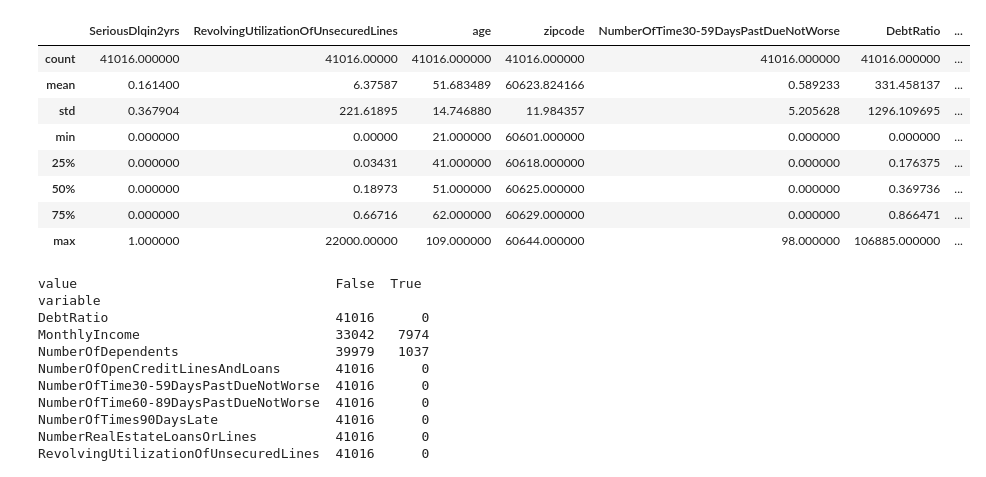
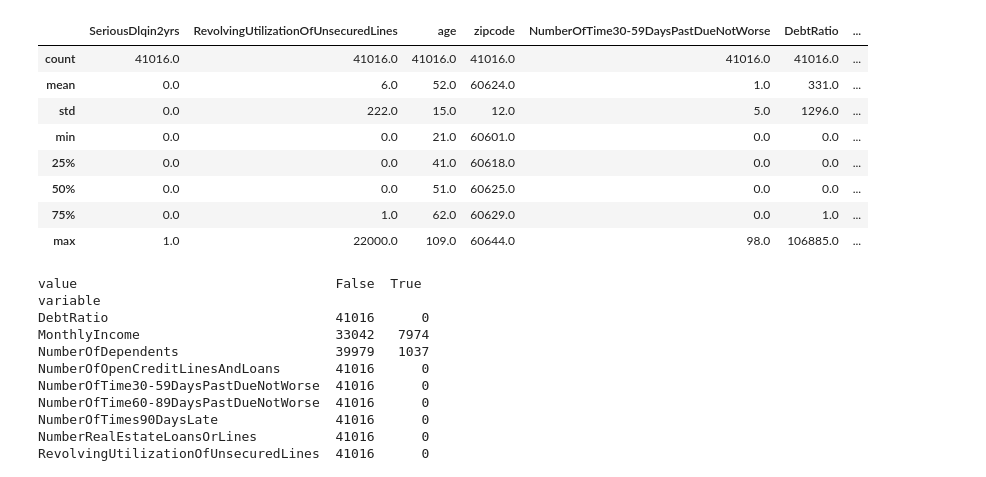
Before and after one commit to lorenh516/financial_distress, a Jupyter notebook: finan_distress.ipynb, the cells around one changed output. Saved outputs shown, nothing was run; the diff lists cells and outputs as text; code cells hidden in the pictures.

Commit message:
explore data

```diff
--- a/finan_distress.ipynb
+++ b/finan_distress.ipynb
@@ -11,15 +13,15 @@ sns.set(style="ticks", color_codes=True)
 %matplotlib inline
 # %%
 # read in data
-def get_data(filename, headers = False, ind = None):
-    if headers and ind:
-        data_df = pd.read_csv(filename, header = 0, index_col = ind)
-    elif headers and not ind:
+def get_data(filename, headers = False, set_ind = False):
+    if headers and isinstance(set_ind, int):
+        data_df = pd.read_csv(filename, header = 0, index_col = set_ind)
+    elif headers and not set_ind:
         data_df = pd.read_csv(filename, header = 0)
     else:
-         data_df = pd.read_csv(filename)
+        data_df = pd.read_csv(filename)
     return data_df
 # %%
 source = "/Users/lorenh/Documents/Classes/Spring Quarter 2018/Machine Learning for Public Policy/Homework Assignments/HW2/credit-data.csv"
 # %%
-credit_df = get_data(filename = source, headers = True, ind = 0)
+credit_df = get_data(filename = source, headers = True, set_ind = 0)
@@ -26,3 +29,0 @@ credit_df = get_data(filename = source, headers = True, ind = 0)
-# %%
-credit_df = pd.read_csv(source, header = 0, index_col = 0)
-credit_df.head()
@@ -37,16 +40,16 @@ credit_df.head()
 # %%
 # explore statistics of all columns
-credit_df.describe()
+credit_df.describe().round()
 # %% [output]
 |  | SeriousDlqin2yrs | RevolvingUtilizationOfUnsecuredLines | age | zipcode | NumberOfTime30-59DaysPastDueNotWorse | DebtRatio | ... |
-| count | 41016.000000 | 41016.00000 | 41016.000000 | 41016.000000 | 41016.000000 | 41016.000000 | ... |
-| mean | 0.161400 | 6.37587 | 51.683489 | 60623.824166 | 0.589233 | 331.458137 | ... |
-| std | 0.367904 | 221.61895 | 14.746880 | 11.984357 | 5.205628 | 1296.109695 | ... |
-| min | 0.000000 | 0.00000 | 21.000000 | 60601.000000 | 0.000000 | 0.000000 | ... |
-| 25% | 0.000000 | 0.03431 | 41.000000 | 60618.000000 | 0.000000 | 0.176375 | ... |
-| 50% | 0.000000 | 0.18973 | 51.000000 | 60625.000000 | 0.000000 | 0.369736 | ... |
-| 75% | 0.000000 | 0.66716 | 62.000000 | 60629.000000 | 0.000000 | 0.866471 | ... |
-| max | 1.000000 | 22000.00000 | 109.000000 | 60644.000000 | 98.000000 | 106885.000000 | ... |
+| count | 41016.0 | 41016.0 | 41016.0 | 41016.0 | 41016.0 | 41016.0 | ... |
+| mean | 0.0 | 6.0 | 52.0 | 60624.0 | 1.0 | 331.0 | ... |
+| std | 0.0 | 222.0 | 15.0 | 12.0 | 5.0 | 1296.0 | ... |
+| min | 0.0 | 0.0 | 21.0 | 60601.0 | 0.0 | 0.0 | ... |
+| 25% | 0.0 | 0.0 | 41.0 | 60618.0 | 0.0 | 0.0 | ... |
+| 50% | 0.0 | 0.0 | 51.0 | 60625.0 | 0.0 | 0.0 | ... |
+| 75% | 0.0 | 1.0 | 62.0 | 60629.0 | 0.0 | 1.0 | ... |
+| max | 1.0 | 22000.0 | 109.0 | 60644.0 | 98.0 | 106885.0 | ... |
 # %%
 # Null frequency tabulation for each column
 # Attribution: https://github.com/yhat/DataGotham2013/blob/master/analysis/main.py
```
Also changed, not shown: parts of 48 cells of this notebook, 1 other file.
